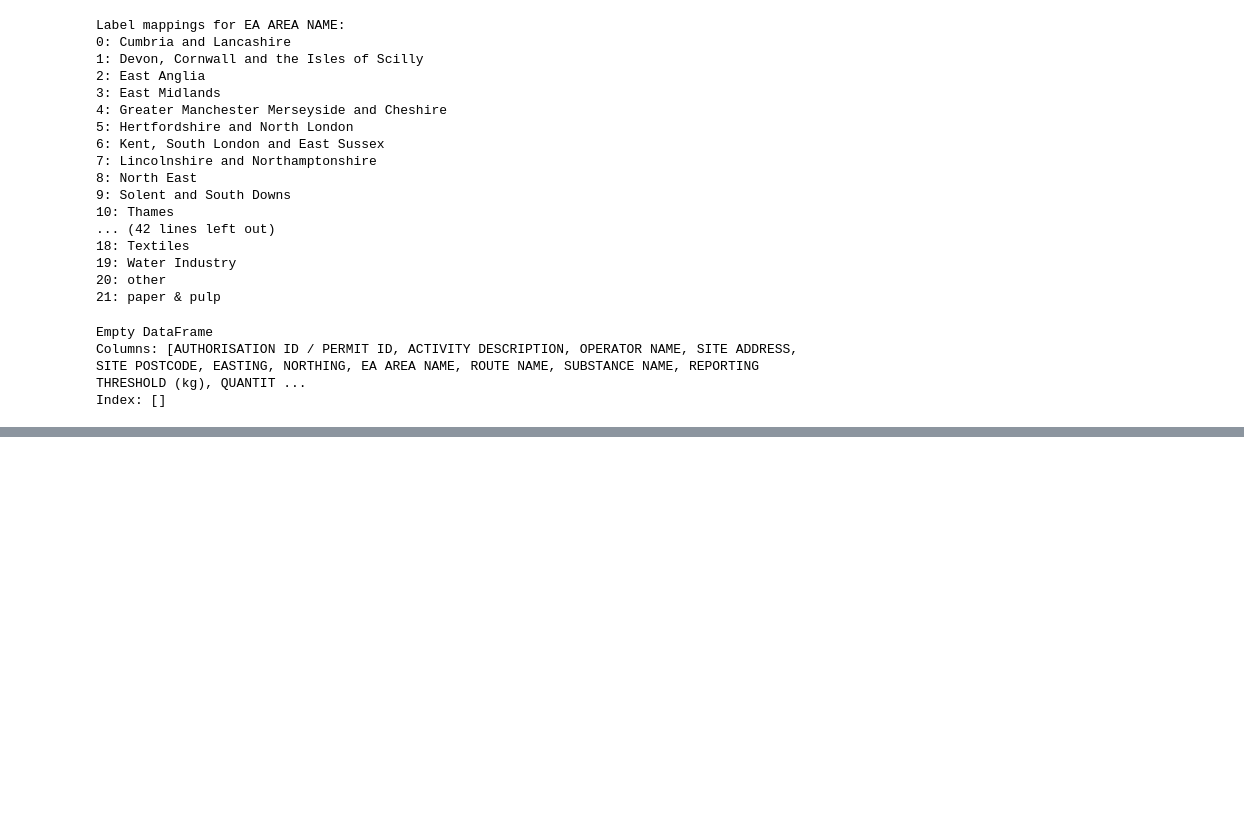
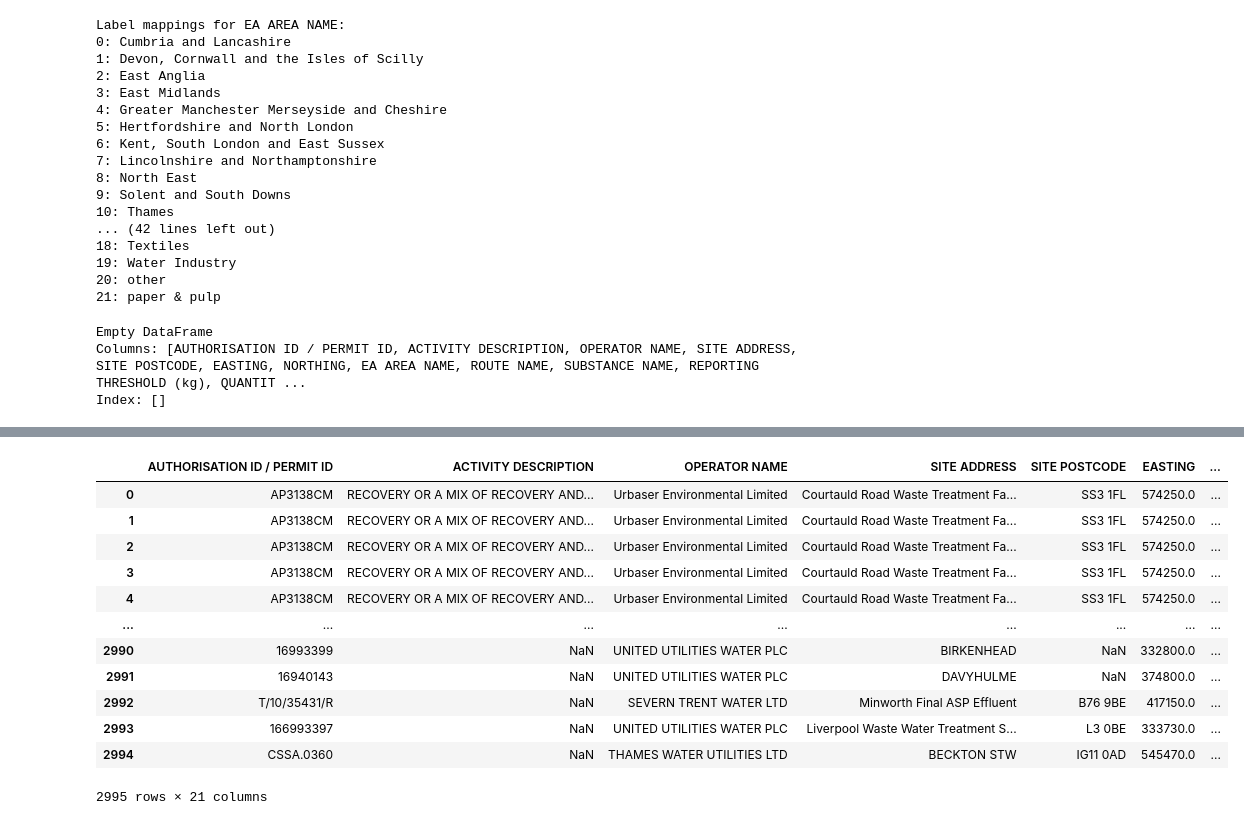
Before and after one commit to Kkkkyf7/DEFRA1, a Jupyter notebook: AndreiPankratov/cleaning.ipynb, the cells around one changed output, grey strips where cells are left out. Drawn from its saved outputs; the diff is of its cells as text; code cells hidden in the pictures; blank space fills up the shorter version.

Commit message:
region values added

```diff
--- a/AndreiPankratov/cleaning.ipynb
+++ b/AndreiPankratov/cleaning.ipynb
@@ -123,0 +116,36 @@ len(df_no_gas_cleaned)
+# %%
+import json
+from shapely.geometry import shape, Point
+import geopandas as gpd
+
+# Your existing dataframe
+# Make sure it has columns: LATITUDE and LONGITUDE
+# Example: df_no_gas_cleaned = pd.read_csv("your_data.csv")
+
+# Load the GeoJSON manually (replace with your actual path)
+with open("Regions_December_2024_Boundaries_EN_BFC_1195854647342073399 (1).geojson") as f:
+    regions_geojson = json.load(f)
+
+# Extract region polygons and names
+region_shapes = []
+for feature in regions_geojson["features"]:
+    region_name = feature["properties"]["RGN24NM"]  # Adjust this to match your GeoJSON field
+    polygon = shape(feature["geometry"])
+    region_shapes.append((region_name, polygon))
+
+# Function to find which region a point belongs to
+def get_region_for_point(lat, lon):
+    point = Point(lon, lat)
+    for name, polygon in region_shapes:
+        if polygon.contains(point):
+            return name
+    return None  # If it doesn't fall into any known region
+
+# Apply function to your dataframe
+df_no_gas_cleaned["REGION"] = df_no_gas_cleaned.apply(
+    lambda row: get_region_for_point(row["Latitude"], row["Longitude"]),
+    axis=1
+)
+
+# Check result
+print(df_no_gas_cleaned[["Latitude", "Longitude", "REGION"]].head())
@@ -123,0 +179,18 @@ len(df_no_gas_cleaned)
+# %%
+df_no_gas_cleaned.reset_index(drop=True, inplace=True)
+
+df_no_gas_cleaned
+# %% [output]
+|  | AUTHORISATION ID / PERMIT ID | ACTIVITY DESCRIPTION | OPERATOR NAME | SITE ADDRESS | SITE POSTCODE | EASTING | ... |
+| 0 | AP3138CM | RECOVERY OR A MIX OF RECOVERY AND... | Urbaser Environmental Limited | Courtauld Road Waste Treatment Fa... | SS3 1FL | 574250.0 | ... |
+| 1 | AP3138CM | RECOVERY OR A MIX OF RECOVERY AND... | Urbaser Environmental Limited | Courtauld Road Waste Treatment Fa... | SS3 1FL | 574250.0 | ... |
+| 2 | AP3138CM | RECOVERY OR A MIX OF RECOVERY AND... | Urbaser Environmental Limited | Courtauld Road Waste Treatment Fa... | SS3 1FL | 574250.0 | ... |
+| 3 | AP3138CM | RECOVERY OR A MIX OF RECOVERY AND... | Urbaser Environmental Limited | Courtauld Road Waste Treatment Fa... | SS3 1FL | 574250.0 | ... |
+| 4 | AP3138CM | RECOVERY OR A MIX OF RECOVERY AND... | Urbaser Environmental Limited | Courtauld Road Waste Treatment Fa... | SS3 1FL | 574250.0 | ... |
+| ... | ... | ... | ... | ... | ... | ... | ... |
+| 2990 | 16993399 | NaN | UNITED UTILITIES WATER PLC | BIRKENHEAD | NaN | 332800.0 | ... |
+| 2991 | 16940143 | NaN | UNITED UTILITIES WATER PLC | DAVYHULME | NaN | 374800.0 | ... |
+| 2992 | T/10/35431/R | NaN | SEVERN TRENT WATER LTD | Minworth Final ASP Effluent | B76 9BE | 417150.0 | ... |
+| 2993 | 166993397 | NaN | UNITED UTILITIES WATER PLC | Liverpool Waste Water Treatment S... | L3 0BE | 333730.0 | ... |
+| 2994 | CSSA.0360 | NaN | THAMES WATER UTILITIES LTD | BECKTON STW | IG11 0AD | 545470.0 | ... |
+2995 rows × 21 columns
```
Also changed, not shown: parts of 8 cells of this notebook.
